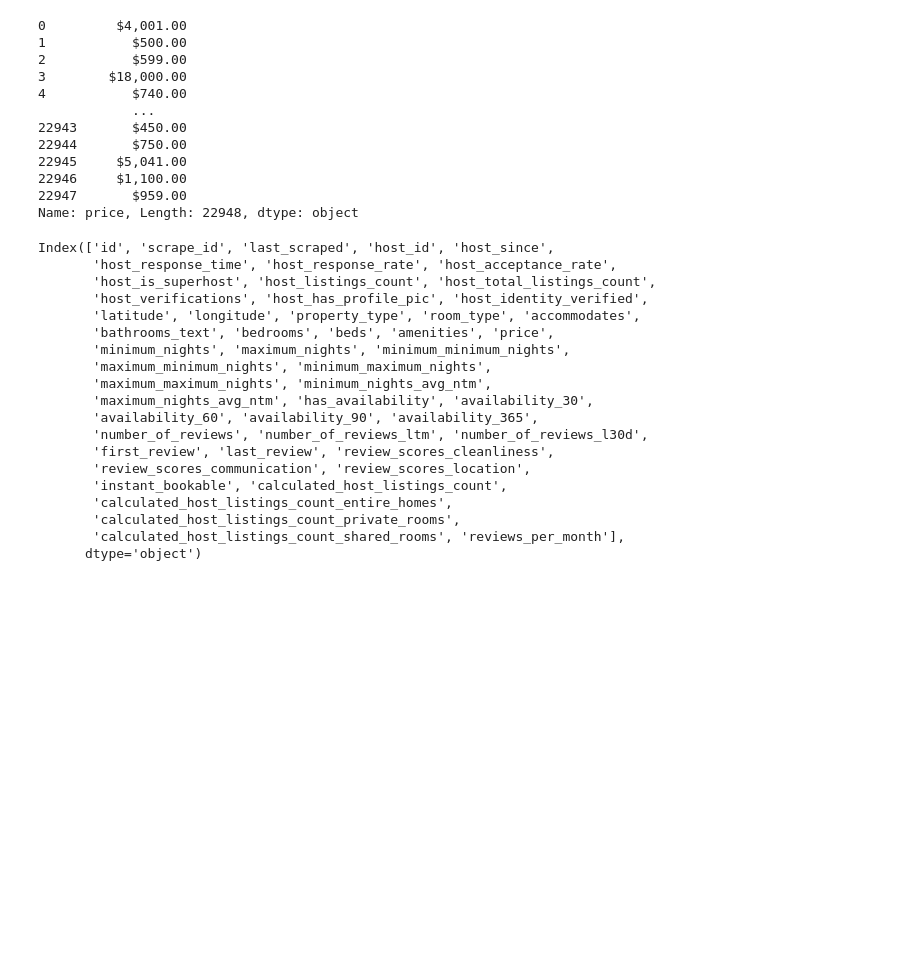
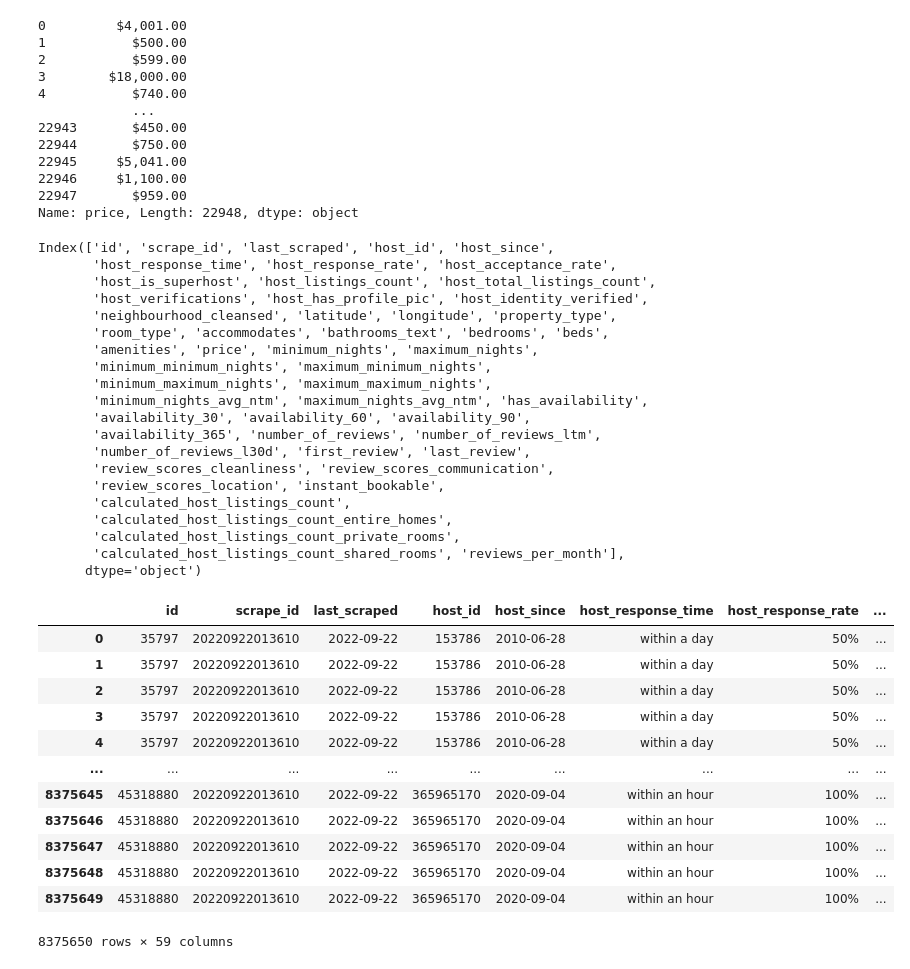
Before and after one commit to jibo16/Hermes-storeLoc-Map, a Jupyter notebook: airbnb-ml-practica.ipynb, the cells around one changed output. Cells and saved outputs as stored; diff of their text form; code cells hidden in the pictures; blank space fills up the shorter version.

```diff
--- a/airbnb-ml-practica.ipynb
+++ b/airbnb-ml-practica.ipynb
@@ -102,7 +102,7 @@ listings_df["review_scores_accuracy"]
 Name: review_scores_accuracy, Length: 22948, dtype: float64
 # %%
 def deleting_columns(x):
-    data = x.drop(['listing_url','name','source','neighbourhood_cleansed','host_name','host_thumbnail_url','host_picture_url','neighborhood_overview',
+    data = x.drop(['listing_url','name','source','host_name','host_thumbnail_url','host_picture_url','neighborhood_overview',
                    'description','picture_url','host_url','host_location','host_about','host_neighbourhood','review_scores_rating','review_scores_accuracy',
                    'review_scores_checkin','review_scores_value','neighbourhood_group_cleansed','neighbourhood','bathrooms','calendar_updated',
                    'license','calendar_last_scraped'],axis=1)
@@ -146,18 +146,36 @@ Index(['id', 'scrape_id', 'last_scraped', 'host_id', 'host_since',
        'host_response_time', 'host_response_rate', 'host_acceptance_rate',
        'host_is_superhost', 'host_listings_count', 'host_total_listings_count',
        'host_verifications', 'host_has_profile_pic', 'host_identity_verified',
-       'latitude', 'longitude', 'property_type', 'room_type', 'accommodates',
-       'bathrooms_text', 'bedrooms', 'beds', 'amenities', 'price',
-       'minimum_nights', 'maximum_nights', 'minimum_minimum_nights',
-       'maximum_minimum_nights', 'minimum_maximum_nights',
-       'maximum_maximum_nights', 'minimum_nights_avg_ntm',
-       'maximum_nights_avg_ntm', 'has_availability', 'availability_30',
-       'availability_60', 'availability_90', 'availability_365',
-       'number_of_reviews', 'number_of_reviews_ltm', 'number_of_reviews_l30d',
-       'first_review', 'last_review', 'review_scores_cleanliness',
-       'review_scores_communication', 'review_scores_location',
-       'instant_bookable', 'calculated_host_listings_count',
+       'neighbourhood_cleansed', 'latitude', 'longitude', 'property_type',
+       'room_type', 'accommodates', 'bathrooms_text', 'bedrooms', 'beds',
+       'amenities', 'price', 'minimum_nights', 'maximum_nights',
+       'minimum_minimum_nights', 'maximum_minimum_nights',
+       'minimum_maximum_nights', 'maximum_maximum_nights',
+       'minimum_nights_avg_ntm', 'maximum_nights_avg_ntm', 'has_availability',
+       'availability_30', 'availability_60', 'availability_90',
+       'availability_365', 'number_of_reviews', 'number_of_reviews_ltm',
+       'number_of_reviews_l30d', 'first_review', 'last_review',
+       'review_scores_cleanliness', 'review_scores_communication',
+       'review_scores_location', 'instant_bookable',
+       'calculated_host_listings_count',
        'calculated_host_listings_count_entire_homes',
        'calculated_host_listings_count_private_rooms',
        'calculated_host_listings_count_shared_rooms', 'reviews_per_month'],
       dtype='object')
+# %%
+dea = pd.merge(listings_df, calendar_df, left_on="id",right_on='listing_id')
+dea
+# %% [output]
+|  | id | scrape_id | last_scraped | host_id | host_since | host_response_time | host_response_rate | ... |
+| 0 | 35797 | 20220922013610 | 2022-09-22 | 153786 | 2010-06-28 | within a day | 50% | ... |
+| 1 | 35797 | 20220922013610 | 2022-09-22 | 153786 | 2010-06-28 | within a day | 50% | ... |
+| 2 | 35797 | 20220922013610 | 2022-09-22 | 153786 | 2010-06-28 | within a day | 50% | ... |
+| 3 | 35797 | 20220922013610 | 2022-09-22 | 153786 | 2010-06-28 | within a day | 50% | ... |
+| 4 | 35797 | 20220922013610 | 2022-09-22 | 153786 | 2010-06-28 | within a day | 50% | ... |
+| ... | ... | ... | ... | ... | ... | ... | ... | ... |
+| 8375645 | 45318880 | 20220922013610 | 2022-09-22 | 365965170 | 2020-09-04 | within an hour | 100% | ... |
+| 8375646 | 45318880 | 20220922013610 | 2022-09-22 | 365965170 | 2020-09-04 | within an hour | 100% | ... |
+| 8375647 | 45318880 | 20220922013610 | 2022-09-22 | 365965170 | 2020-09-04 | within an hour | 100% | ... |
+| 8375648 | 45318880 | 20220922013610 | 2022-09-22 | 365965170 | 2020-09-04 | within an hour | 100% | ... |
+| 8375649 | 45318880 | 20220922013610 | 2022-09-22 | 365965170 | 2020-09-04 | within an hour | 100% | ... |
+8375650 rows × 59 columns
```
Also changed, not shown: parts of 3 cells of this notebook.
